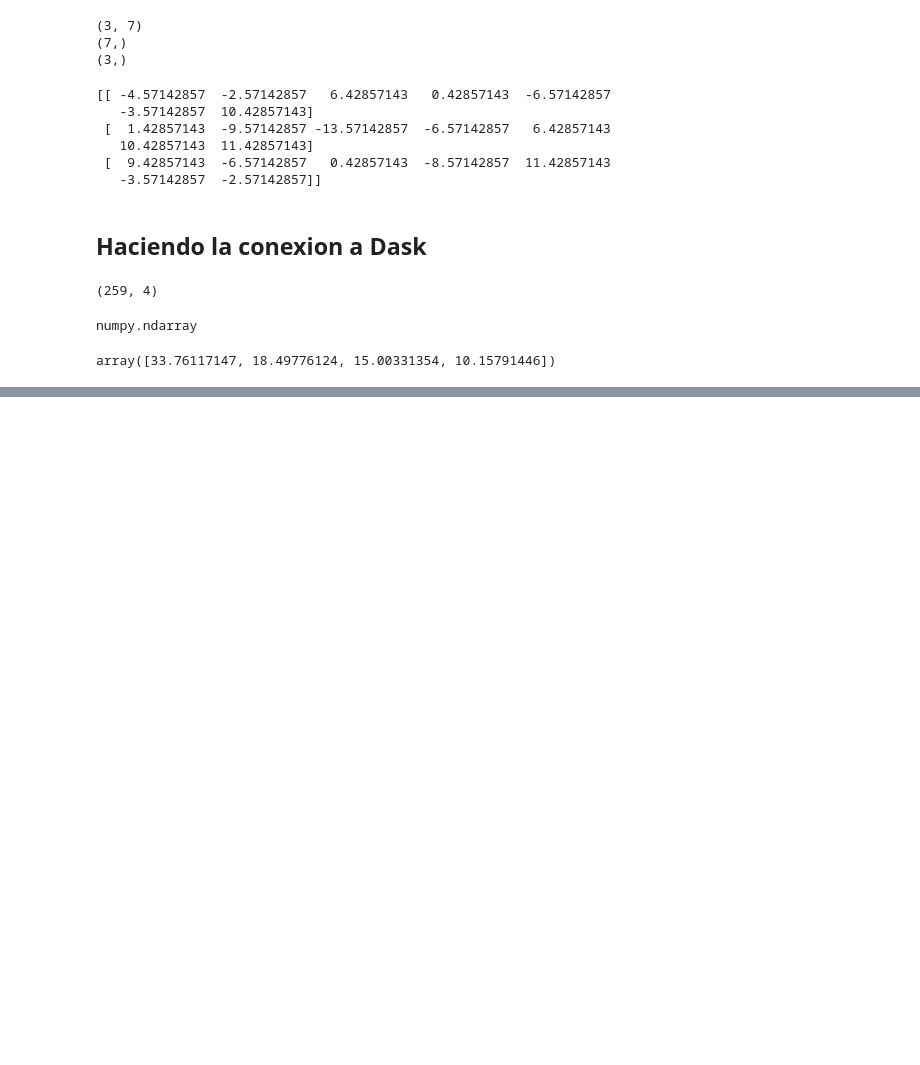
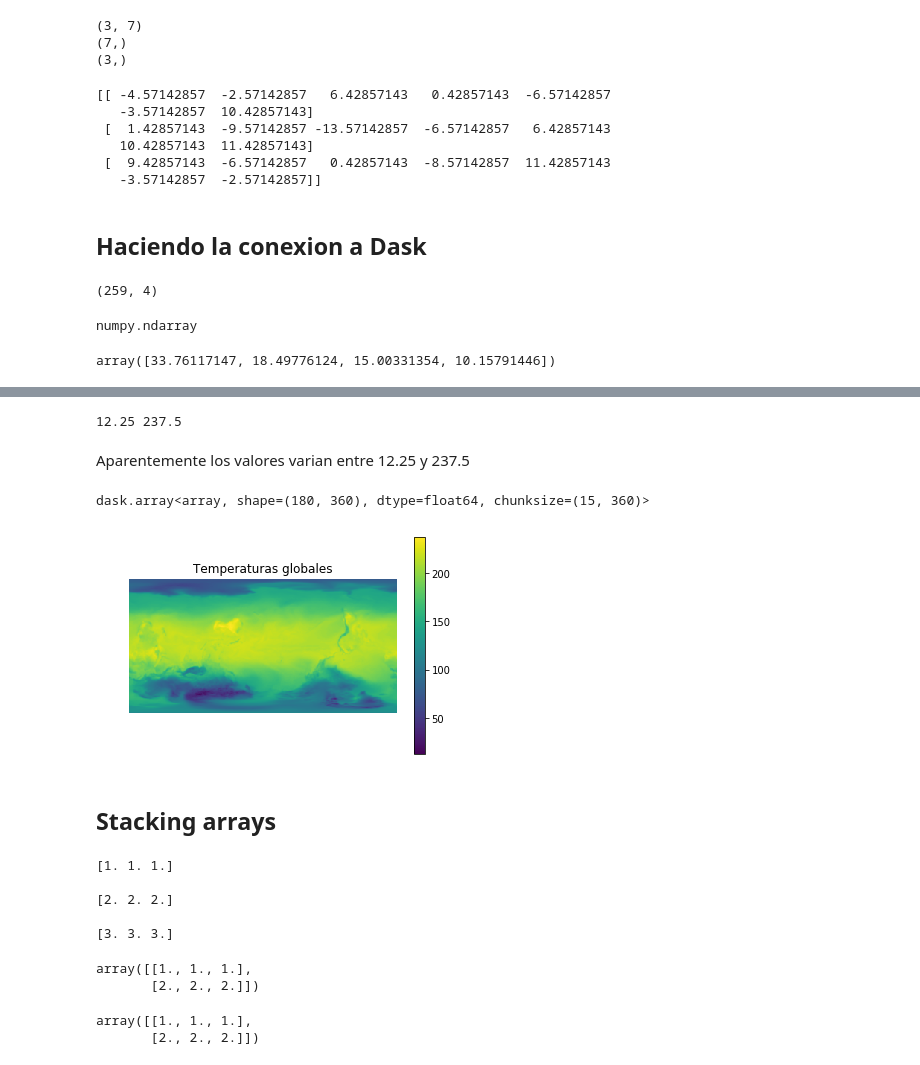
Before and after one commit to htapiagroup/sistdist, a Jupyter notebook: MCA_SDU_S3.ipynb, the cells around one changed output, grey strips where cells are left out. Saved outputs shown, nothing was run; the diff lists cells and outputs as text; code cells hidden in the pictures; blank space fills up the shorter version.

```diff
--- a/MCA_SDU_S3.ipynb
+++ b/MCA_SDU_S3.ipynb
@@ -495,0 +536,2 @@ array([33.76117147, 18.49776124, 15.00331354, 10.15791446])
+# %%
+data_store = h5py.File('./2014-01-30.hdf5', 'r')
@@ -495,0 +543,2 @@ array([33.76117147, 18.49776124, 15.00331354, 10.15791446])
+# %%
+data = data_store['t2m']
@@ -495,0 +561,2 @@ array([33.76117147, 18.49776124, 15.00331354, 10.15791446])
+# %%
+data_dask = da.from_array(data, chunks=(15,360))
@@ -495,0 +579,13 @@ array([33.76117147, 18.49776124, 15.00331354, 10.15791446])
+# %%
+min = data_dask.min().compute()
+max = data_dask.max().compute()
+# %%
+print(min, max)
+# %% [output]
+12.25 237.5
+# %% [markdown]
+Aparentemente los valores varian entre 12.25 y 237.5
+# %%
+data_dask[:,:]
+# %% [output]
+dask.array<array, shape=(180, 360), dtype=float64, chunksize=(15, 360)>
@@ -495,0 +594,9 @@ array([33.76117147, 18.49776124, 15.00331354, 10.15791446])
+# %%
+plt.imshow(data_dask[:,:], origin ='lower', vmin=min, vmax=max);
+plt.title('Temperaturas globales')
+plt.axis('off')
+plt.colorbar()
+# %% [output]
+[figure, added]
+# %% [markdown]
+## Stacking arrays
@@ -495,0 +607,20 @@ array([33.76117147, 18.49776124, 15.00331354, 10.15791446])
+# %%
+print(a, '\n')
+print(b, '\n')
+print(c, '\n')
+# %% [output]
+[1. 1. 1.]
+
+[2. 2. 2.]
+
+[3. 3. 3.]
+# %%
+np.stack([a, b])
+# %% [output]
+array([[1., 1., 1.],
+       [2., 2., 2.]])
+# %%
+np.stack([a, b], axis=0) # igual que arriba es por default
+# %% [output]
+array([[1., 1., 1.],
+       [2., 2., 2.]])
```
Also changed, not shown: parts of 23 cells of this notebook.
